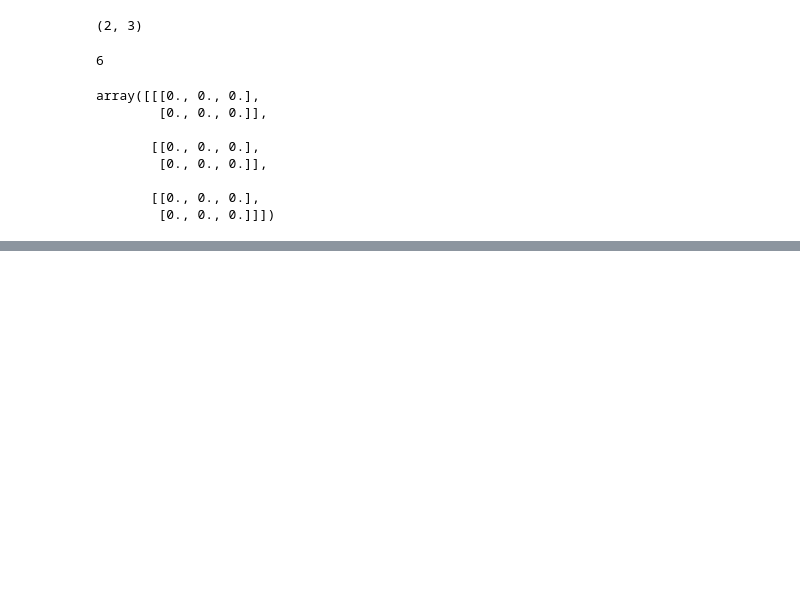
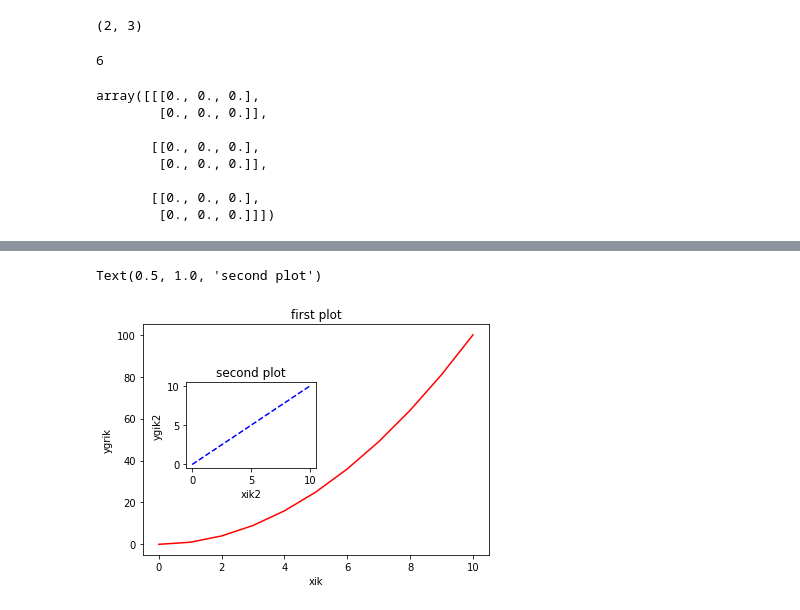
Before and after one commit to sonulen/Teaching_sandbox, a Jupyter notebook: Programming_on_python:_beginner/programming_on_py.ipynb, the cells around one changed output, grey strips where cells are left out. Cells and saved outputs as stored; diff of their text form; code cells hidden in the pictures; blank space fills up the shorter version.

```diff
--- a/Programming_on_python:_beginner/programming_on_py.ipynb
+++ b/Programming_on_python:_beginner/programming_on_py.ipynb
@@ -1332,0 +1351,18 @@ array([[[0., 0., 0.],
+# %%
+fig = figure()
+axes1 = fig.add_axes([0.1,0.1,0.8,0.8])
+
+axes1.plot(x,y,'r-')
+axes1.set_xlabel('xik')
+axes1.set_ylabel('ygrik')
+axes1.set_title('first plot')
+
+axes2 = fig.add_axes([0.2,0.4,0.3,0.3])
+
+axes2.plot(x,x,'b--')
+axes2.set_xlabel('xik2')
+axes2.set_ylabel('ygik2')
+axes2.set_title('second plot')
+# %% [output]
+Text(0.5, 1.0, 'second plot')
+[figure, added]
```
Also changed, not shown: parts of 5 cells of this notebook.
